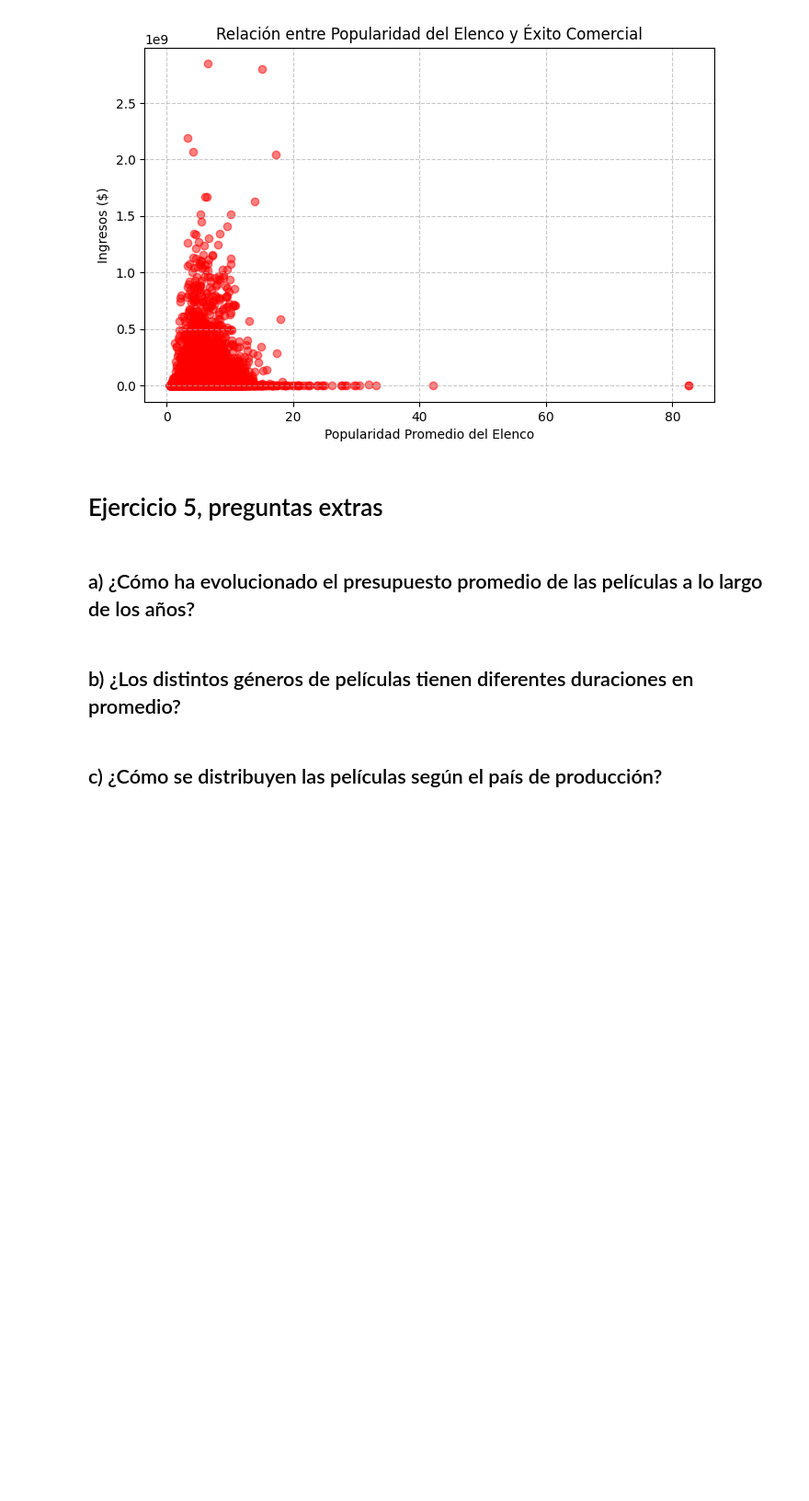
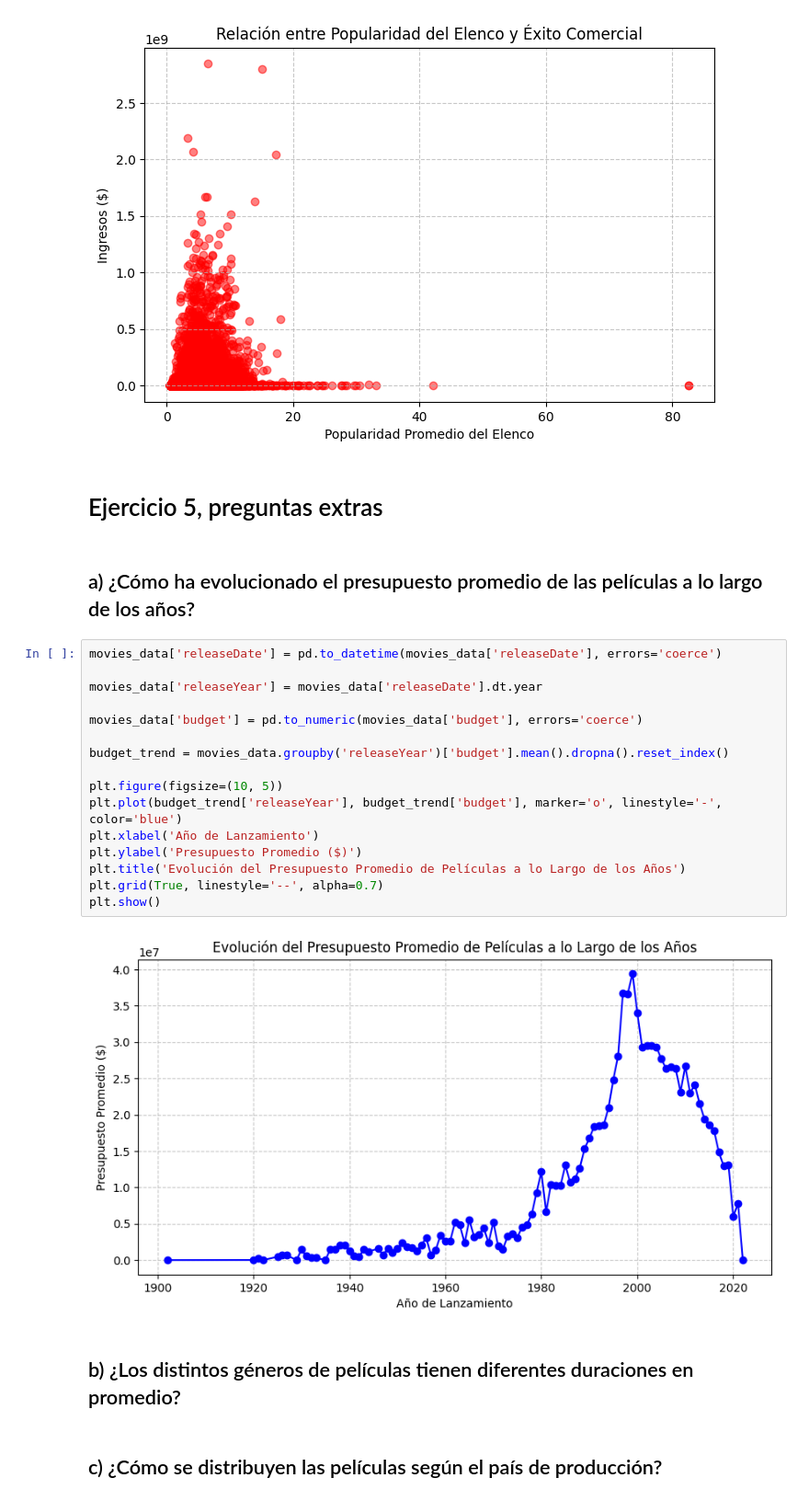
Before and after one commit to josuemj/CineVision-Studios, a Jupyter notebook: analisis_exploratorio.ipynb, the cells around one changed output. Shown at 92% size. Drawn from its saved outputs; the diff is of its cells as text; blank space fills up the shorter version.

```diff
--- a/analisis_exploratorio.ipynb
+++ b/analisis_exploratorio.ipynb
@@ -641,6 +641,24 @@ No hay una correlación significativa entre la popularidad del elenco y los ingr
 # Ejercicio 5, preguntas extras
 # %% [markdown]
 ## a) ¿Cómo ha evolucionado el presupuesto promedio de las películas a lo largo de los años?
+# %%
+movies_data['releaseDate'] = pd.to_datetime(movies_data['releaseDate'], errors='coerce')
+
+movies_data['releaseYear'] = movies_data['releaseDate'].dt.year
+
+movies_data['budget'] = pd.to_numeric(movies_data['budget'], errors='coerce')
+
+budget_trend = movies_data.groupby('releaseYear')['budget'].mean().dropna().reset_index()
+
+plt.figure(figsize=(10, 5))
+plt.plot(budget_trend['releaseYear'], budget_trend['budget'], marker='o', linestyle='-', color='blue')
+plt.xlabel('Año de Lanzamiento')
+plt.ylabel('Presupuesto Promedio ($)')
+plt.title('Evolución del Presupuesto Promedio de Películas a lo Largo de los Años')
+plt.grid(True, linestyle='--', alpha=0.7)
+plt.show()
+# %% [output]
+[figure, added]
 # %% [markdown]
 ## b) ¿Los distintos géneros de películas tienen diferentes duraciones en promedio?
 # %% [markdown]
```
